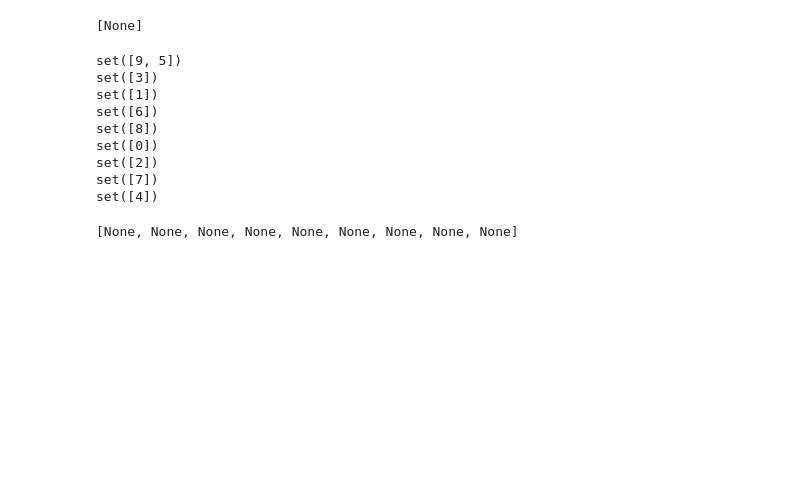
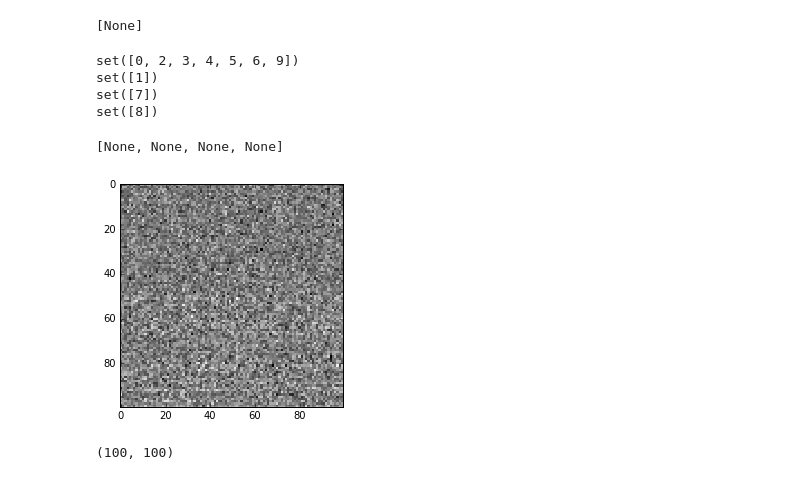
Before and after one commit to Asagodi/LIF, a Jupyter notebook: recurrent_mnist.ipynb, the cells around one changed output. Cells and saved outputs as stored; diff of their text form; code cells hidden in the pictures; blank space fills up the shorter version.

```diff
--- a/recurrent_mnist.ipynb
+++ b/recurrent_mnist.ipynb
@@ -100,11 +99,17 @@ plt.show()
 # %%
 lp, lpnd, dp = find_pattern_by_weight(9, rec_weight_mat_2, 0.42, 3)
 # %%
+#get weights from input to layer 1
+inp_weight_mat = get_weights_TF(model, 0)
+
 #get weights from layer 1 to 2
 proj_weight_mat = get_weights_TF(model, 3)
 
 #get weights in layer 1
 rec_weight_mat_1 = get_weights_TF(model, 1)
+
+#get weights in layer 2
+rec_weight_mat_2 =  get_weights_TF(model, 4)
 # %%
 patt_len = 3
 lp, lpnd, dp = find_pattern_by_weight(0, rec_weight_mat_1, 0.2142, patt_len)
@@ -198,18 +203,25 @@ AttributeError: 'bool' object has no attribute 'is_directed'
 set([0, 1, 2, 3, 4, 5, 6, 7, 8, 9])
 [None]
 # %%
-G=nx.DiGraph(rec_weight_mat_2 >0.4)
+G=nx.DiGraph(rec_weight_mat_2 >0.39)
 nx.strongly_connected_components(G)
 [print(c) for c in sorted(nx.strongly_connected_components(G),
                         key=len, reverse=True)]
 # %% [output]
-set([9, 5])
-set([3])
+set([0, 2, 3, 4, 5, 6, 9])
 set([1])
-set([6])
+set([7])
 set([8])
-set([0])
-set([2])
-set([7])
-set([4])
-[None, None, None, None, None, None, None, None, None]
+[None, None, None, None]
+# %%
+#make synchronisation plot
+syncplot = x_test.reshape(10000, 784).dot(inp_weight_mat).mean(axis=1)
+syncplot = syncplot.reshape(100,100)
+plt.imshow(syncplot, interpolation='none', cmap=plt.cm.gray)
+plt.show()
+# %% [output]
+[figure, added]
+# %%
+syncplot.shape
+# %% [output]
+(100, 100)
```
Also changed, not shown: parts of 12 cells of this notebook, 1 other file.
